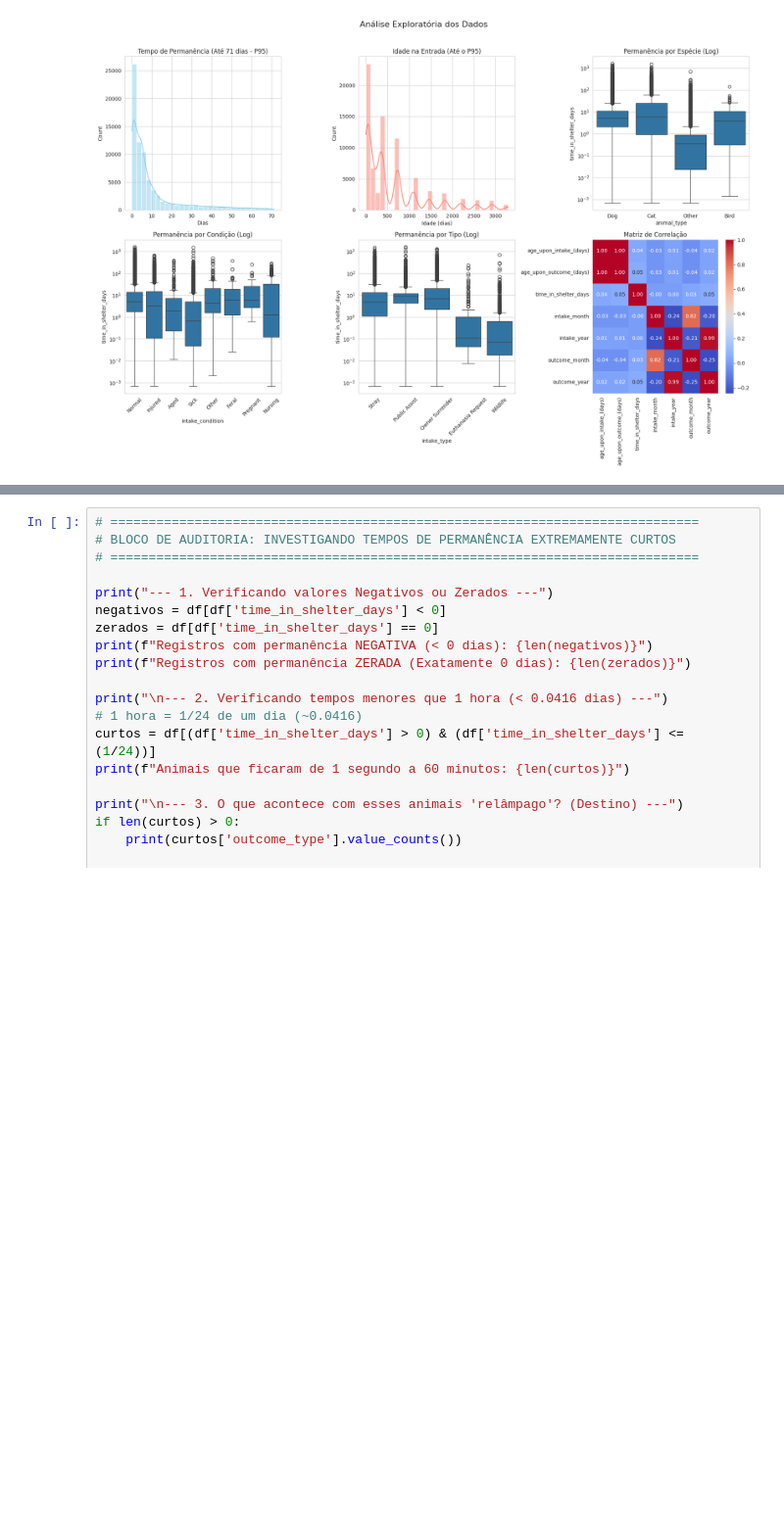
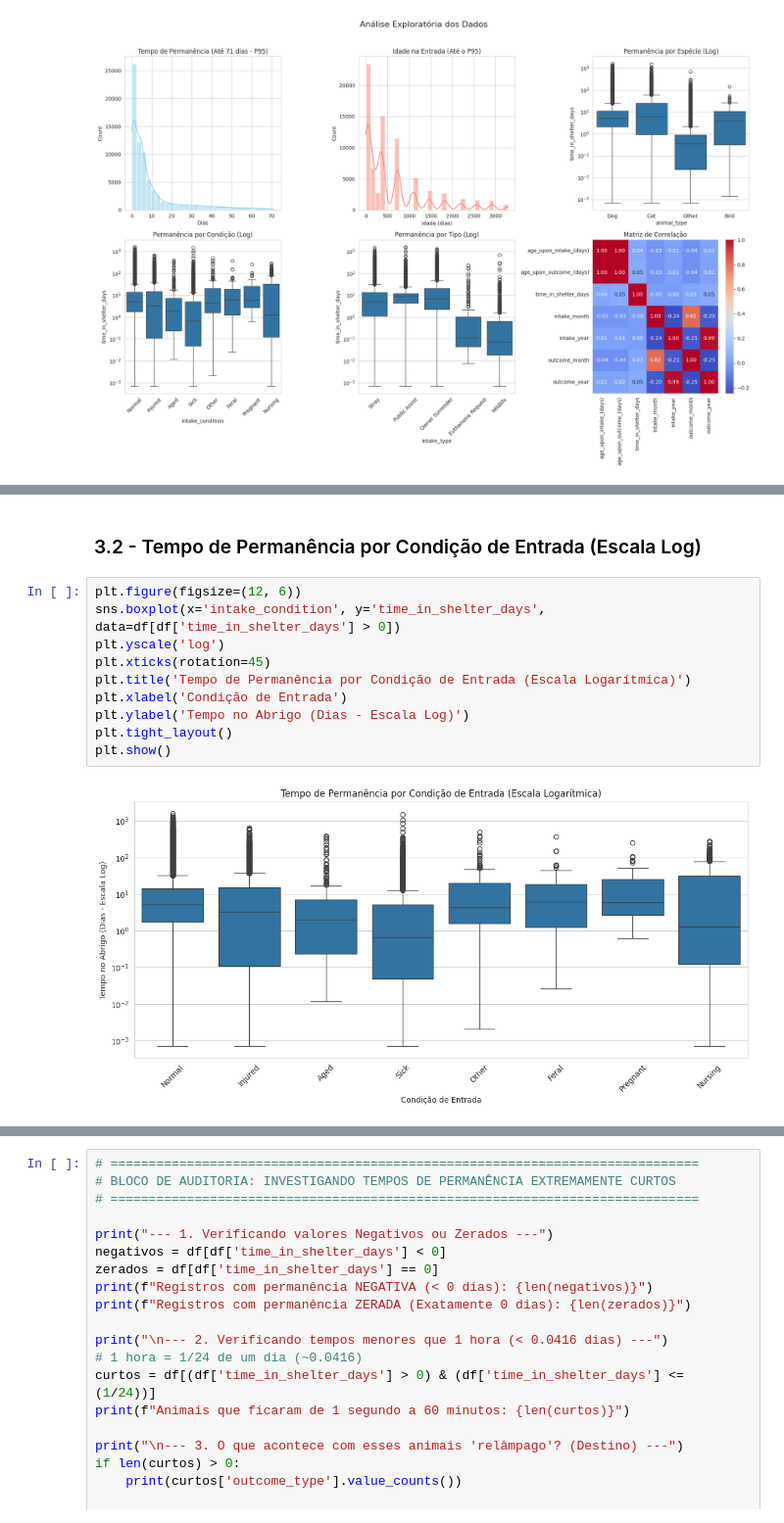
Before and after one commit to ViniMiranda06/PISI3---Adotai, a Jupyter notebook: PISI3_EDA.ipynb, the cells around one changed output, grey strips where cells are left out. Shown at 98% size. Drawn from its saved outputs; the diff is of its cells as text; blank space fills up the shorter version.

```diff
--- a/PISI3_EDA.ipynb
+++ b/PISI3_EDA.ipynb
@@ -186,0 +201,14 @@ memory usage: 24.9+ MB
+# %% [markdown]
+### 3.2 - Tempo de Permanência por Condição de Entrada (Escala Log)
+# %%
+plt.figure(figsize=(12, 6))
+sns.boxplot(x='intake_condition', y='time_in_shelter_days', data=df[df['time_in_shelter_days'] > 0])
+plt.yscale('log')
+plt.xticks(rotation=45)
+plt.title('Tempo de Permanência por Condição de Entrada (Escala Logarítmica)')
+plt.xlabel('Condição de Entrada')
+plt.ylabel('Tempo no Abrigo (Dias - Escala Log)')
+plt.tight_layout()
+plt.show()
+# %% [output]
+[figure, added]
```
Also changed, not shown: parts of 6 cells of this notebook.
